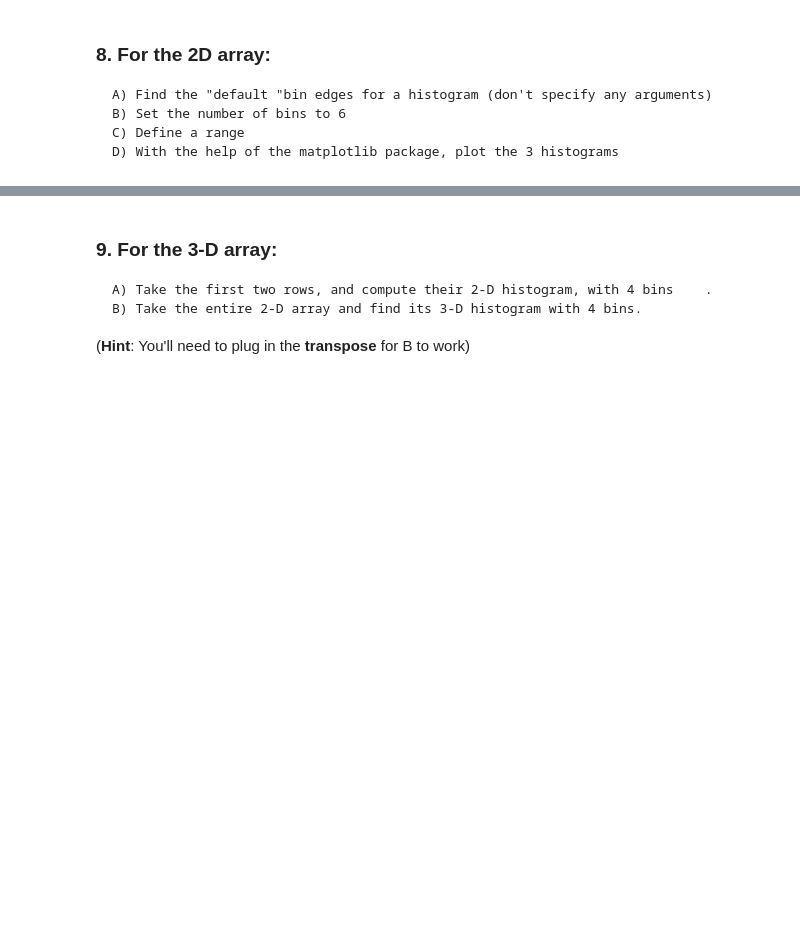
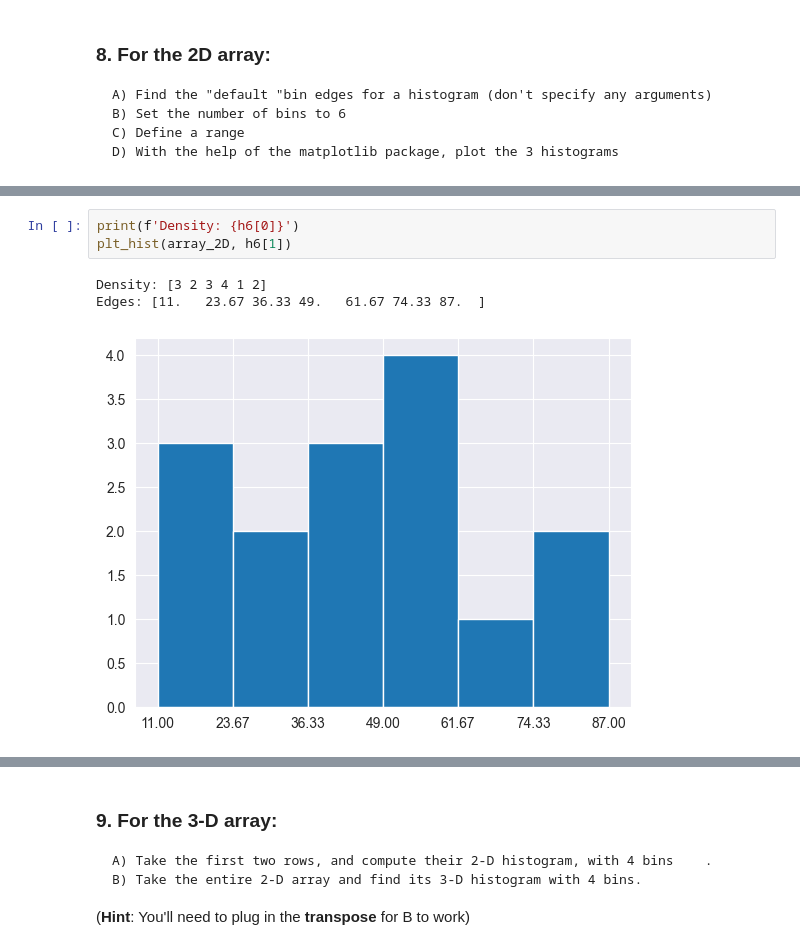
Before and after one commit to jmonti-gh/365DS_jm, a Jupyter notebook: 7_Data_Prepro_Numpy/7_9_Statistics-With-NumPy-Exercise.ipynb, the cells around one changed output, grey strips where cells are left out. Cells and saved outputs as stored; diff of their text form; blank space fills up the shorter version.

```diff
--- a/7_Data_Prepro_Numpy/7_9_Statistics-With-NumPy-Exercise.ipynb
+++ b/7_Data_Prepro_Numpy/7_9_Statistics-With-NumPy-Exercise.ipynb
@@ -239,0 +380,7 @@ def per_quan_med ()
+# %%
+print(f'Density: {h6[0]}')
+plt_hist(array_2D, h6[1])
+# %% [output]
+Density: [3 2 3 4 1 2]
+Edges: [11.   23.67 36.33 49.   61.67 74.33 87.  ]
+[figure, added]
```
Also changed, not shown: parts of 24 cells of this notebook.
